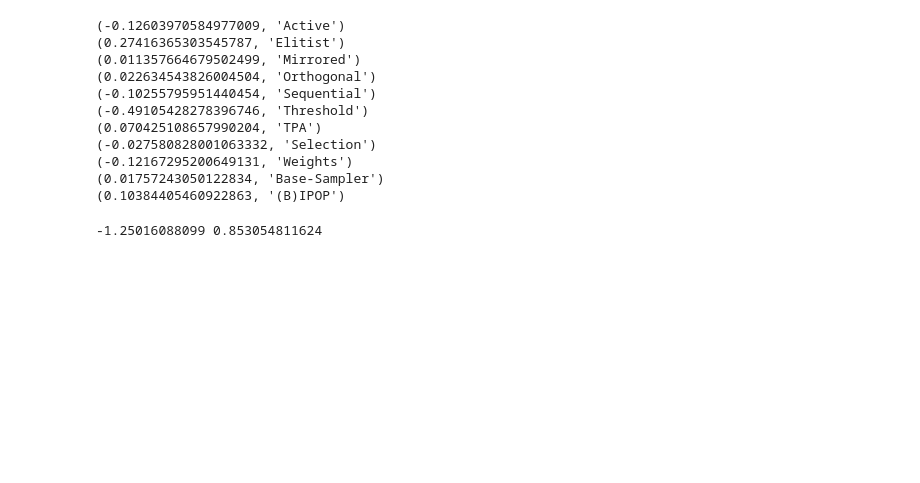
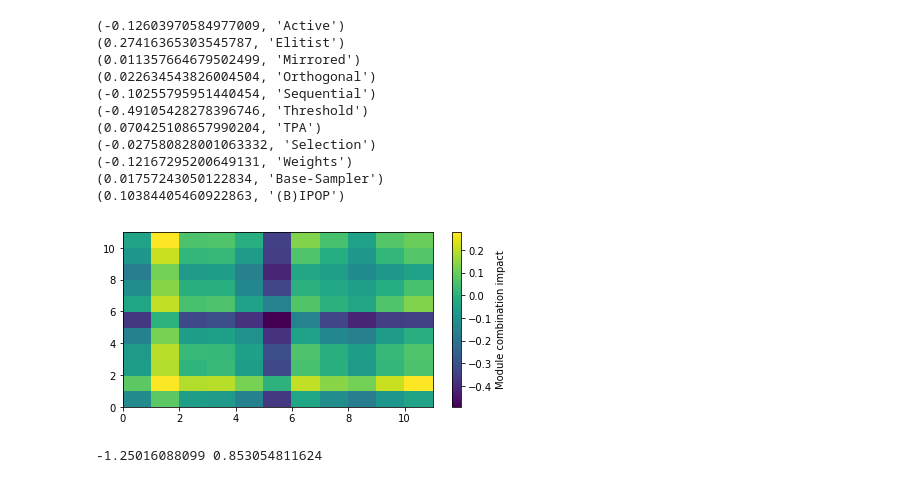
Before and after one commit to sjvrijn/ModEA, a Jupyter notebook: module_analysis.ipynb, the cells around one changed output. Saved outputs shown, nothing was run; the diff lists cells and outputs as text; code cells hidden in the pictures; blank space fills up the shorter version.

Commit message:
Added module-combination heatmap

```diff
--- a/module_analysis.ipynb
+++ b/module_analysis.ipynb
@@ -180,21 +180,23 @@ Plot the combined ERT/FCE measure
 All dimensionalities per function in a single plot
 # %%
 for fid in fids:
-    plt.figure(figsize=(16, 8))
-    plt.title("(ERT, FCE) -> [0, 2] vs ranking for F{} in 2, 3, 5, 10 and 20D".format(fid))
+    plt.figure(figsize=(9, 6))
+    plt.title("Algorithm quality vs. Rank for F{}".format(fid))
 
     for dim in dims:
         temp = cases[dim][fid][ cases[dim][fid][:,11].argsort() ][:,11]
-        plt.plot(temp, label=dim)
+        plt.plot(temp, label="{}D".format(dim))
 
     plt.plot([1]*temp.shape[0], 'k')
     plt.legend(loc=0)
-    plt.tight_layout()
     plt.ylim([0,2])
     plt.xlim([0,4608])
+    plt.xlabel('Rank')
+    plt.ylabel('Quality')
+    plt.tight_layout()
 
     plt.savefig("plots/ERT_FCE_f{}.png".format(fid))
-    # plt.savefig("plots/ERT_FCE_f{}.pdf".format(fid))
+    plt.savefig("plots/ERT_FCE_f{}.pdf".format(fid))
 
     plt.close()
 # %% [markdown]
@@ -408,6 +410,40 @@ for x in zip(np.mean(np.mean(impact, axis=0), axis=0), modules):
 (-0.12167295200649131, 'Weights')
 (0.01757243050122834, 'Base-Sampler')
 (0.10384405460922863, '(B)IPOP')
+# %%
+impact = np.zeros((len(dims), len(fids), len(modules), len(modules)))
+np.set_printoptions(precision=3, linewidth=200, suppress=True)
+
+for i_dim, dim in enumerate(dims):
+    for fid in fids:
+        temp = cases[dim][fid]
+
+        for A_mod in range(len(modules)):
+            A_indices_on = temp[:,A_mod] > 0
+            A_indices_off = temp[:,A_mod] < 1
+
+            for B_mod in range(len(modules)):
+                B_indices_on = temp[:,B_mod] > 0
+                B_indices_off = temp[:,B_mod] < 1
+
+                mean_on = np.mean(temp[np.logical_and(A_indices_on, B_indices_on),11])
+                mean_off = np.mean(temp[np.logical_or(A_indices_off, B_indices_off),11])
+                impact[i_dim, fid-1, A_mod, B_mod] = mean_off - mean_on
+
+
+x = np.arange(len(modules)+1)
+y = np.arange(len(modules)+1)
+X, Y = np.meshgrid(x, y)
+
+plt.figure(figsize=(6,3))
+plt.pcolor(X, Y, np.mean(np.mean(impact, axis=0), axis=0), cmap='viridis')
+plt.colorbar(label='Module combination impact')
+plt.tight_layout()
+# plt.savefig("plots/impact_heatmap_{}.png".format(modules[mod]))
+# plt.savefig("plots/impact_heatmap_{}.pdf".format(modules[mod]))
+plt.show()
+# %% [output]
+[figure, added]
 # %%
 x = np.arange(len(fids)+1)
 y = np.arange(len(dims)+1)
```
